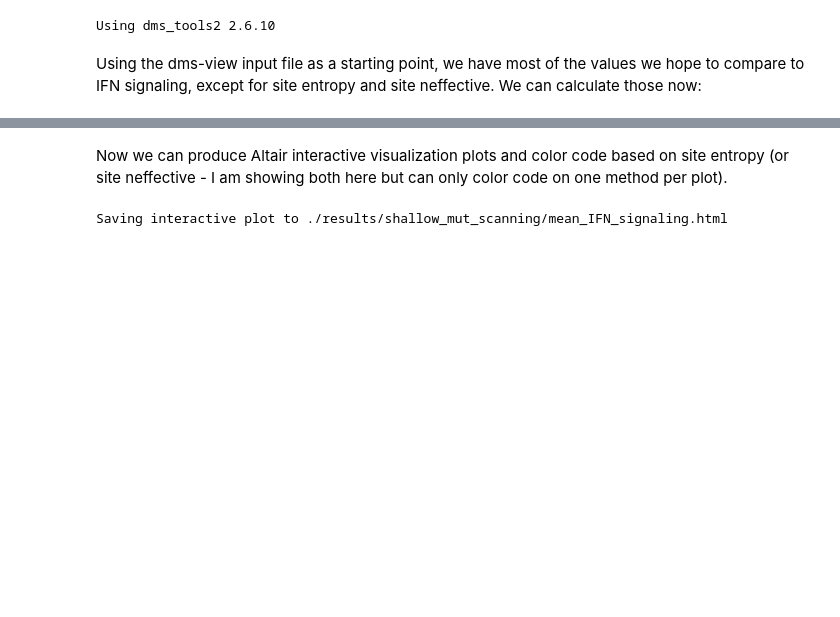
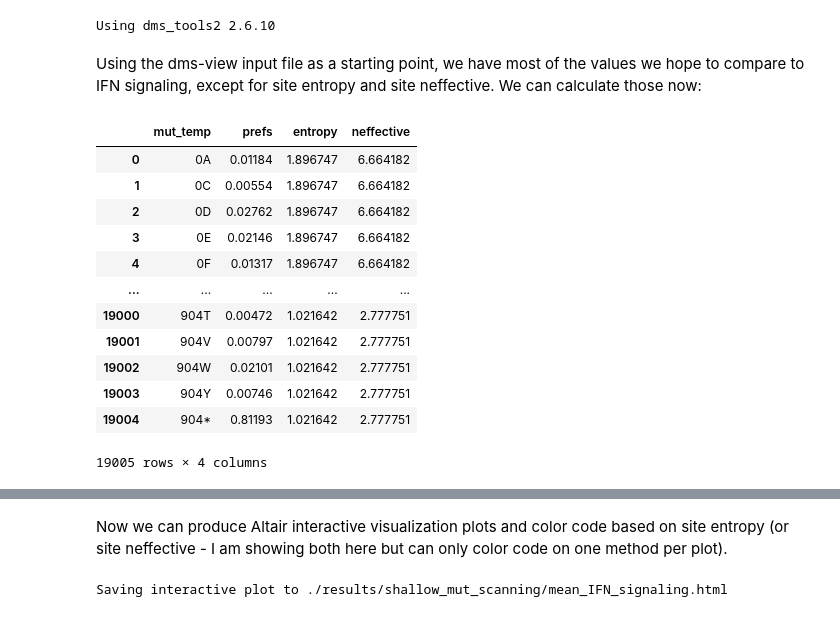
Before and after one commit to jbloomlab/ZIKV_DMS_NS5_EvansLab, a Jupyter notebook: shallow_IFN_analysis.ipynb, the cells around one changed output, grey strips where cells are left out. Cells and saved outputs as stored; diff of their text form; code cells hidden in the pictures; blank space fills up the shorter version.

```diff
--- a/shallow_IFN_analysis.ipynb
+++ b/shallow_IFN_analysis.ipynb
@@ -44,24 +44,39 @@ Using the dms-view input file as a starting point, we have most of the values we
 # %%
 # create a concatenated dataframe for all tiles of 'prefs_Huh-7.5.csv'
 d = {}
 tile_list = ['tile_1', 'tile_2', 'tile_3', 'tile_4',
              'tile_5', 'tile_6', 'tile_7', 'tile_8']
 for tile in tile_list:
     tilepath = os.path.join(resultsdir + tile + "/prefs_with_stop/prefs_Huh-7.5.csv")
     d[tile] = pd.read_csv(tilepath)
 alltiles_prefs = pd.concat([d['tile_1'], d['tile_2'], d['tile_3'], d['tile_4'],
                                 d['tile_5'], d['tile_6'], d['tile_7'], d['tile_8']])
 
 charlist = alltiles_prefs.columns[1:].tolist()
 
 # now we can use this merged prefs file as input for dms_tools2.prefs.prefsEntropy
 alltiles_prefs_Entropy = (alltiles_prefs
                   .melt(id_vars='site',
                         var_name='mutation',
                         value_name = 'prefs')
                   .merge(dms_tools2.prefs.prefsEntropy(alltiles_prefs, charlist)
                          [['site', 'entropy', 'neffective']],
                          on='site', validate='many_to_one')
                   .assign(mut_temp=lambda x: x['site'].astype(str) + x['mutation'])
                   [['mut_temp','prefs','entropy', 'neffective']]
                  )
+alltiles_prefs_Entropy
+# %% [output]
+|  | mut_temp | prefs | entropy | neffective |
+| 0 | 0A | 0.01184 | 1.896747 | 6.664182 |
+| 1 | 0C | 0.00554 | 1.896747 | 6.664182 |
+| 2 | 0D | 0.02762 | 1.896747 | 6.664182 |
+| 3 | 0E | 0.02146 | 1.896747 | 6.664182 |
+| 4 | 0F | 0.01317 | 1.896747 | 6.664182 |
+| ... | ... | ... | ... | ... |
+| 19000 | 904T | 0.00472 | 1.021642 | 2.777751 |
+| 19001 | 904V | 0.00797 | 1.021642 | 2.777751 |
+| 19002 | 904W | 0.02101 | 1.021642 | 2.777751 |
+| 19003 | 904Y | 0.00746 | 1.021642 | 2.777751 |
+| 19004 | 904* | 0.81193 | 1.021642 | 2.777751 |
+19005 rows × 4 columns
```
Also changed, not shown: parts of 4 cells of this notebook, 3 other files.
